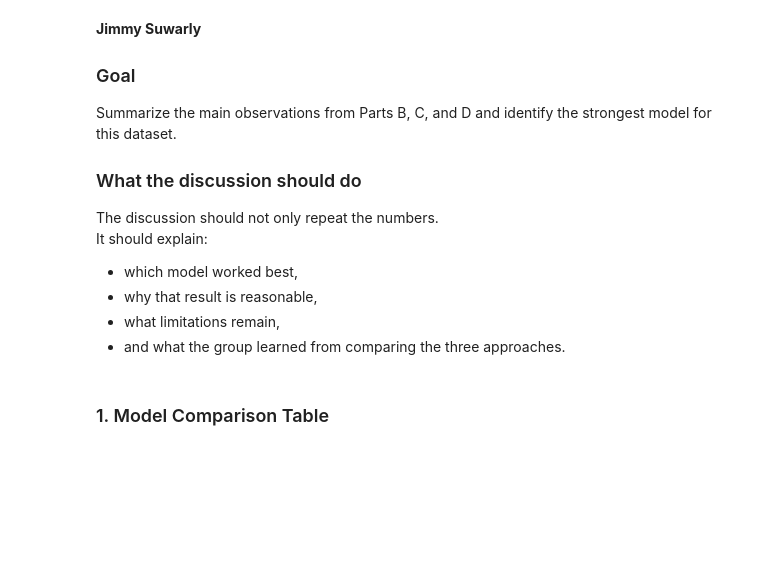
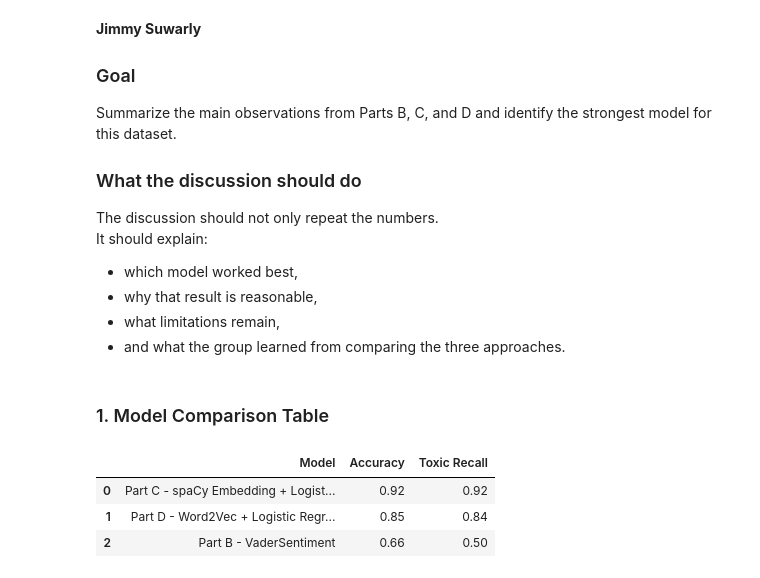
Before and after one commit to maidinh2409/CSIS3400070-NLP-Project1-Group7, a Jupyter notebook: Group7_Project3/Proj03_Notebook_Template_Group4_organized.ipynb, the cells around one changed output. Drawn from its saved outputs; the diff is of its cells as text; code cells hidden in the pictures; blank space fills up the shorter version.

```diff
--- a/Group7_Project3/Proj03_Notebook_Template_Group4_organized.ipynb
+++ b/Group7_Project3/Proj03_Notebook_Template_Group4_organized.ipynb
@@ -771,15 +773,29 @@ It should explain:
 # %% [markdown]
 ### 1. Model Comparison Table
 # %%
-# Build a simple comparison table after all three models have been evaluated
+# Build a comparison table with both Accuracy and Toxic Recall
+# Since we are classifying toxic vs non-toxic, recall for the toxic class
+# is more important than overall accuracy — we do not want to miss toxic posts.
+
+# Extract toxic recall from each model's confusion matrix
+recall_b = cm_b[1, 1] / (cm_b[1, 0] + cm_b[1, 1])  # Toxic recall for Part B
+recall_c = cm_c[1, 1] / (cm_c[1, 0] + cm_c[1, 1])  # Toxic recall for Part C
+recall_d = cm_d[1, 1] / (cm_d[1, 0] + cm_d[1, 1])  # Toxic recall for Part D
+
 comparison_df = pd.DataFrame({
     "Model": [
         "Part B - VaderSentiment",
         "Part C - spaCy Embedding + Logistic Regression",
         "Part D - Word2Vec + Logistic Regression"
     ],
-    "Accuracy": [acc_b, acc_c, acc_d]
-}).sort_values("Accuracy", ascending=False).reset_index(drop=True)
+    "Accuracy": [acc_b, acc_c, acc_d],
+    "Toxic Recall": [recall_b, recall_c, recall_d]
+}).sort_values("Toxic Recall", ascending=False).reset_index(drop=True)
 
 display(comparison_df)
+# %% [output]
+|  | Model | Accuracy | Toxic Recall |
+| 0 | Part C - spaCy Embedding + Logist... | 0.92 | 0.92 |
+| 1 | Part D - Word2Vec + Logistic Regr... | 0.85 | 0.84 |
+| 2 | Part B - VaderSentiment | 0.66 | 0.50 |
 # %% [markdown]
```
Also changed, not shown: parts of 8 cells of this notebook, 2 other files.
